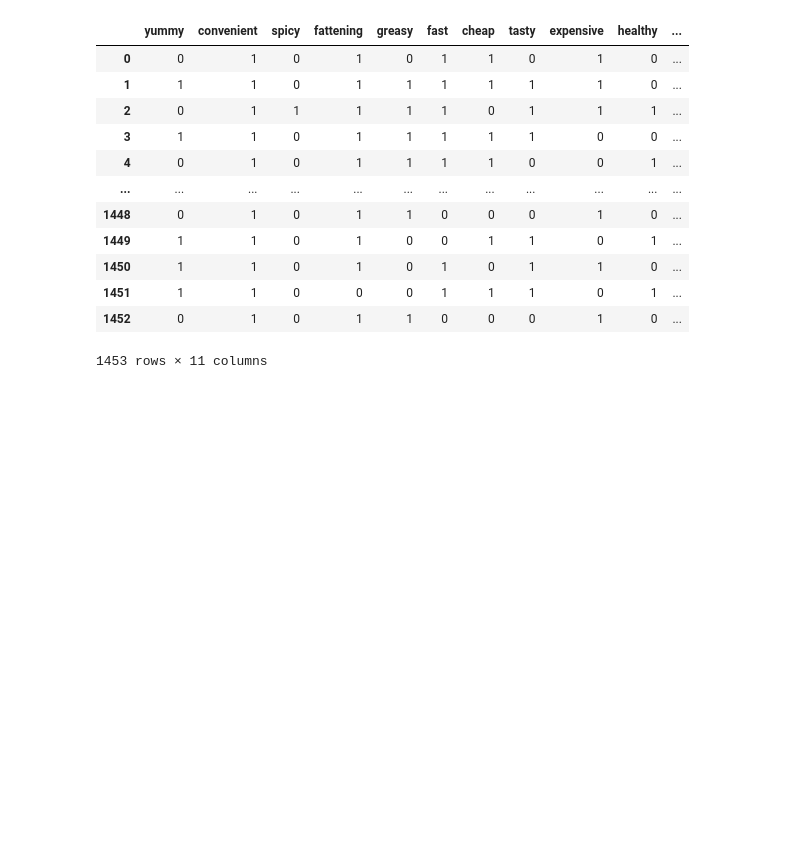
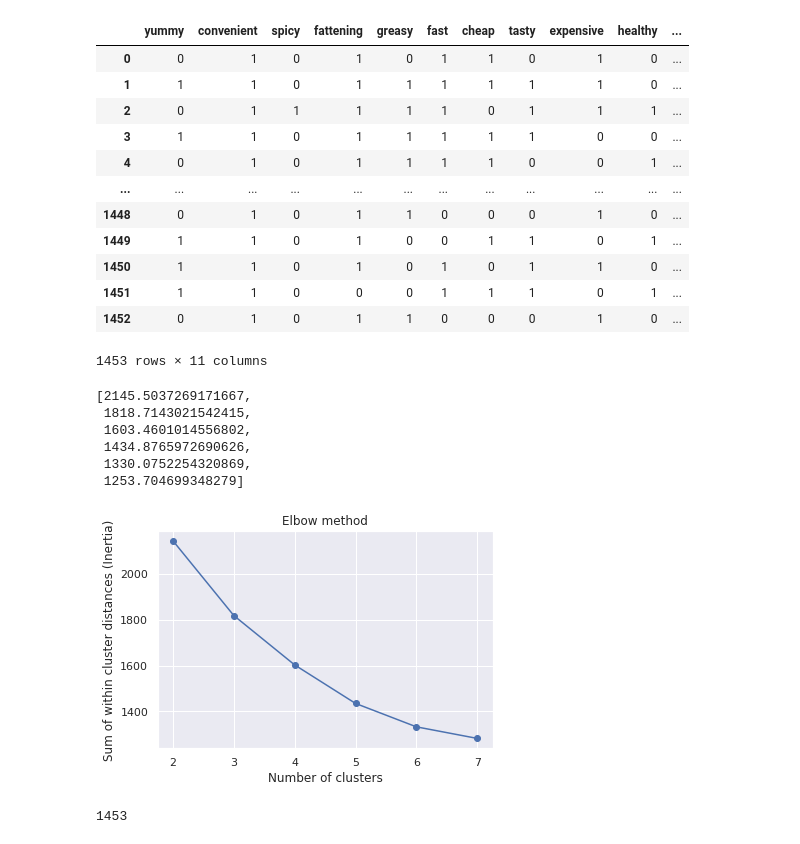
Before and after one commit to MaanavKhungar/MarketSegmentation, a Jupyter notebook: Mcdonalds_CS_in_python.ipynb, the cells around one changed output. Cells and saved outputs as stored; diff of their text form; code cells hidden in the pictures; blank space fills up the shorter version.

```diff
--- a/Mcdonalds_CS_in_python.ipynb
+++ b/Mcdonalds_CS_in_python.ipynb
@@ -190,18 +172,30 @@ attr
 | 1451 | 1 | 1 | 0 | 0 | 0 | 1 | 1 | 1 | 0 | 1 | ... |
 | 1452 | 0 | 1 | 0 | 1 | 1 | 0 | 0 | 0 | 1 | 0 | ... |
 1453 rows × 11 columns
+# %%
+inertias
+# %% [output]
+[2145.5037269171667,
+ 1818.7143021542415,
+ 1603.4601014556802,
+ 1434.8765972690626,
+ 1330.0752254320869,
+ 1253.704699348279]
 # %%
 from sklearn.cluster import KMeans
 
 inertias = []
+kmeans = {}
 
-for i in range(2,8)
-    kmeans = KMeans(n_clusters=i)
-    kmeans.fit(data)
-    inertias.append(kmeans.inertia_)
+for i in range(2,8):
+    kmeans[i] = KMeans(n_clusters=i)
+    kmeans[i].fit(attr)
+    inertias.append(kmeans[i].inertia_)
 
-plt.plot(range(1,11), inertias, marker='o')
+plt.plot(range(2,8), inertias, marker='o')
 plt.title('Elbow method')
 plt.xlabel('Number of clusters')
-plt.ylabel('Inertia')
+plt.ylabel('Sum of within cluster distances (Inertia)')
 plt.show()
+# %% [output]
+[figure, added]
@@ -242,0 +204,4 @@ print("%d into %d is %d", %a, %b, %c)
+# %%
+len(kmeans[4].labels_)
+# %% [output]
+1453
```
Also changed, not shown: parts of 19 cells of this notebook.
